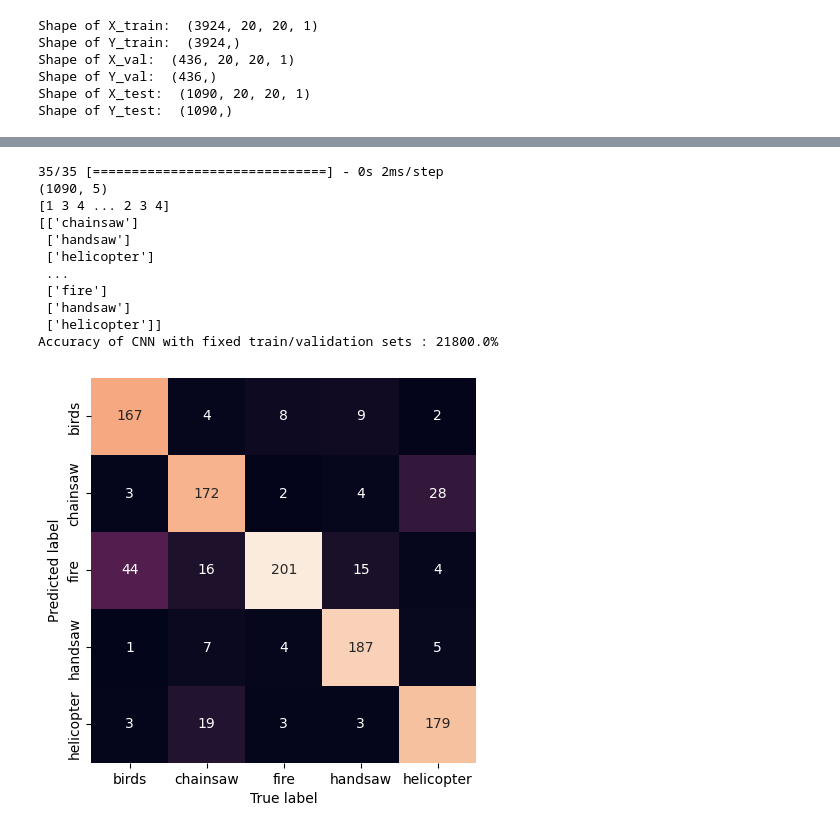
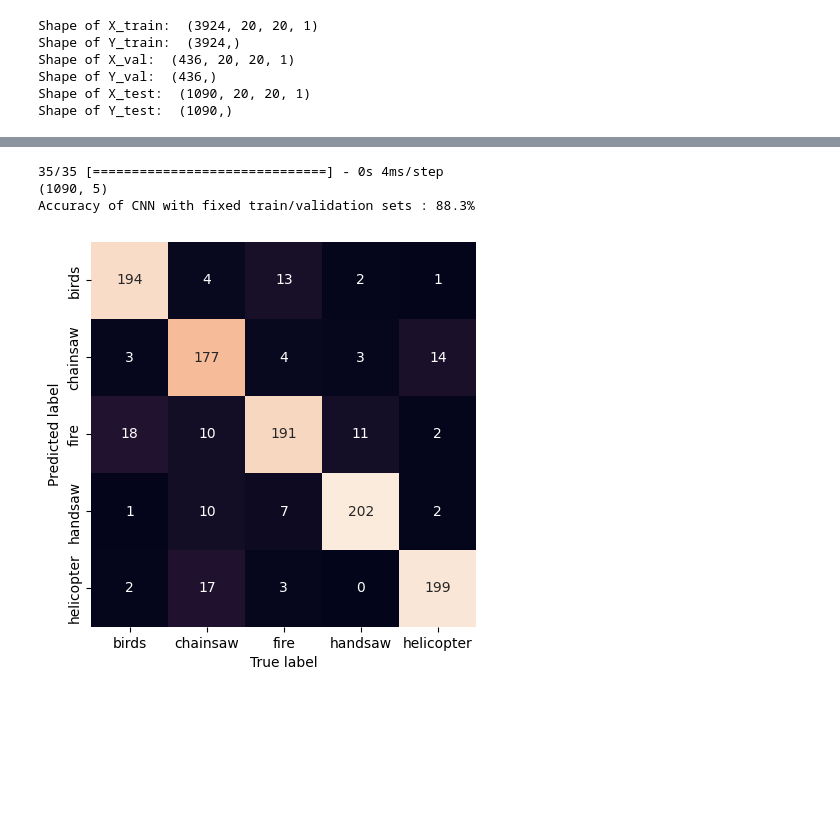
Before and after one commit to CamilleCl/lelec210X_GroupeF, a Jupyter notebook: classification/CNN.ipynb, the cells around one changed output, grey strips where cells are left out. Saved outputs shown, nothing was run; the diff lists cells and outputs as text; code cells hidden in the pictures; blank space fills up the shorter version.

Commit message:
test au Pyth (pas super concluant ;'-|

```diff
--- a/classification/CNN.ipynb
+++ b/classification/CNN.ipynb
@@ -246,18 +240,18 @@ model.add(Dense(5, activation = 'softmax'))
 # units = 32
 # drop_rate = 0.2
 
-# model = Sequential()
+model = Sequential()
 
-# model.add(BatchNormalization(input_shape = (20, 20, 1)))
-# model.add(Conv2D(32, 3, activation = 'relu'))
-# model.add(Conv2D(64, 3, activation = 'relu'))
-# model.add(Conv2D(32, 3, activation = 'relu'))
-# model.add(MaxPooling2D())
-# model.add(Dropout(0.25))
-# model.add(Flatten())
-# model.add(Dense(128, activation = 'relu'))
-# model.add(Dropout(0.25))
-# model.add(Dense(5, activation = 'softmax'))
+model.add(BatchNormalization(input_shape = (20, 20, 1)))
+model.add(Conv2D(32, 3, activation = 'relu'))
+model.add(Conv2D(64, 3, activation = 'relu'))
+model.add(Conv2D(32, 3, activation = 'relu'))
+model.add(MaxPooling2D())
+model.add(Dropout(0.25))
+model.add(Flatten())
+model.add(Dense(128, activation = 'relu'))
+model.add(Dropout(0.25))
+model.add(Dense(5, activation = 'softmax'))
 
 # model = Sequential([
 #     layers.Input(shape=input_shape),
@@ -434,39 +428,28 @@ def show_confusion_matrix(y_predict, y_true, classnames, title="", saveFig = Fal
 # %%
 # [6] Evaluate the model.
 prediction_CNN = model.predict(X_test) # all the proba for each class
 
 def binarizer(prediction_CNN):
     pred = np.zeros(prediction_CNN.shape)
     print(pred.shape)
     for i, line in enumerate(prediction_CNN):
         idx = np.argmax(line)
         pred[i,idx] = 1
     return pred
 
 
 out = binarizer(prediction_CNN)
 
-#print(prediction_CNN)
+predicted_classes = np.argmax(prediction_CNN, axis=1) # the most probable class
+predicted_classes = ohe.inverse_transform(out)
 
-predicted_classes = np.argmax(prediction_CNN, axis=1) # the most probable class
-print(predicted_classes)
-predicted_classes = ohe.inverse_transform(out)
-print(predicted_classes)
 
-accuracy_CNN = accuracy(predicted_classes, y_test)
+accuracy_CNN = accuracy(predicted_classes.squeeze(), y_test)
 
 print('Accuracy of CNN with fixed train/validation sets : {:.1f}%'.format(100*accuracy_CNN))
-show_confusion_matrix (predicted_classes, y_test, classnames, saveFig = False, saveAs='CM-InitialParamCNNtf.pdf')
+show_confusion_matrix (predicted_classes, y_test, classnames, saveFig = True, saveAs='CNNfinalPyth.pdf')
 # %% [output]
-35/35 [==============================] - 0s 2ms/step
+35/35 [==============================] - 0s 4ms/step
 (1090, 5)
-[1 3 4 ... 2 3 4]
-[['chainsaw']
- ['handsaw']
- ['helicopter']
- ...
- ['fire']
- ['handsaw']
- ['helicopter']]
-Accuracy of CNN with fixed train/validation sets : 21800.0%
+Accuracy of CNN with fixed train/validation sets : 88.3%
-[figure, old version]
+[figure, new version]
```
Also changed, not shown: parts of 7 cells of this notebook, 8 other files.
